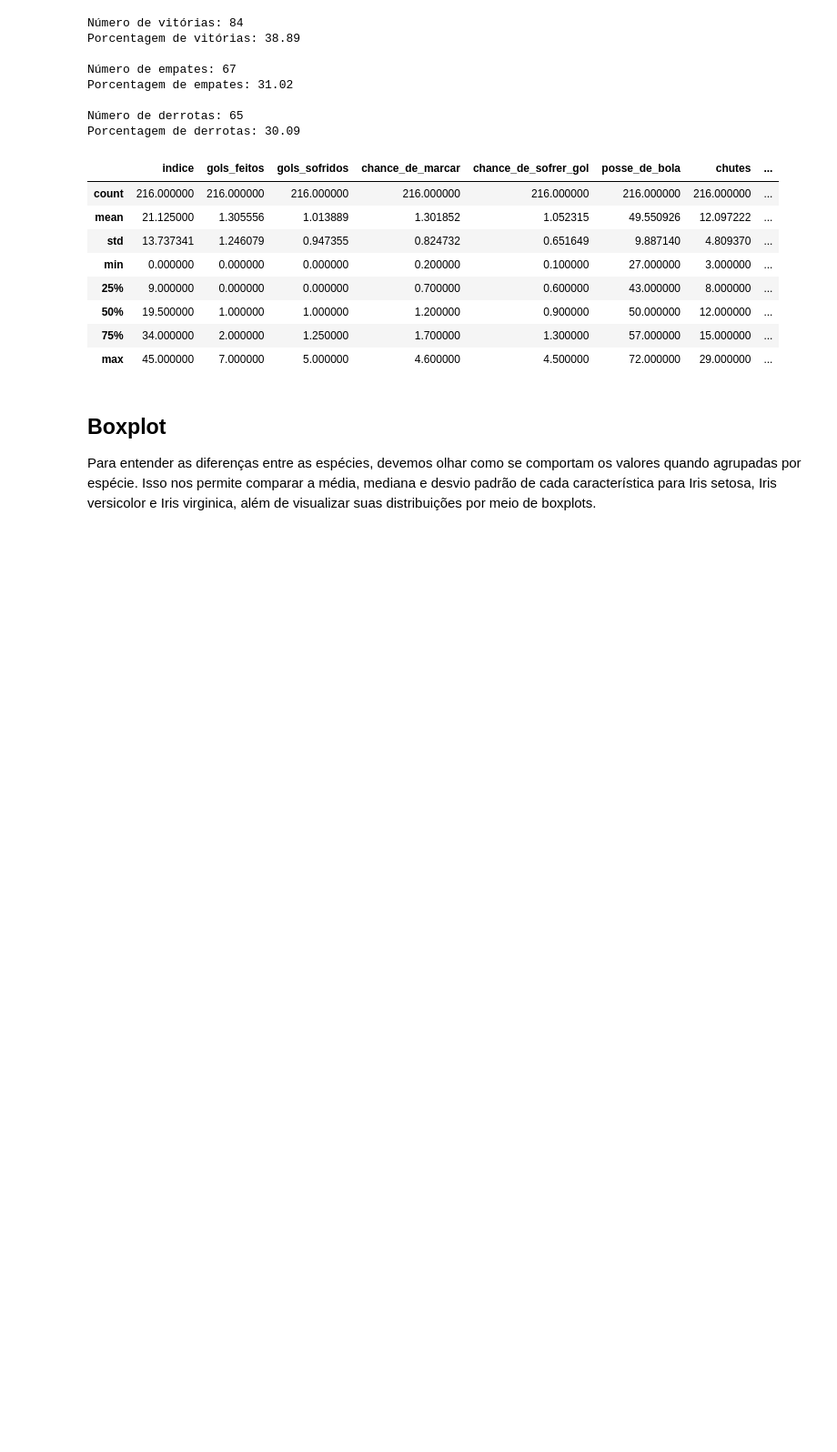
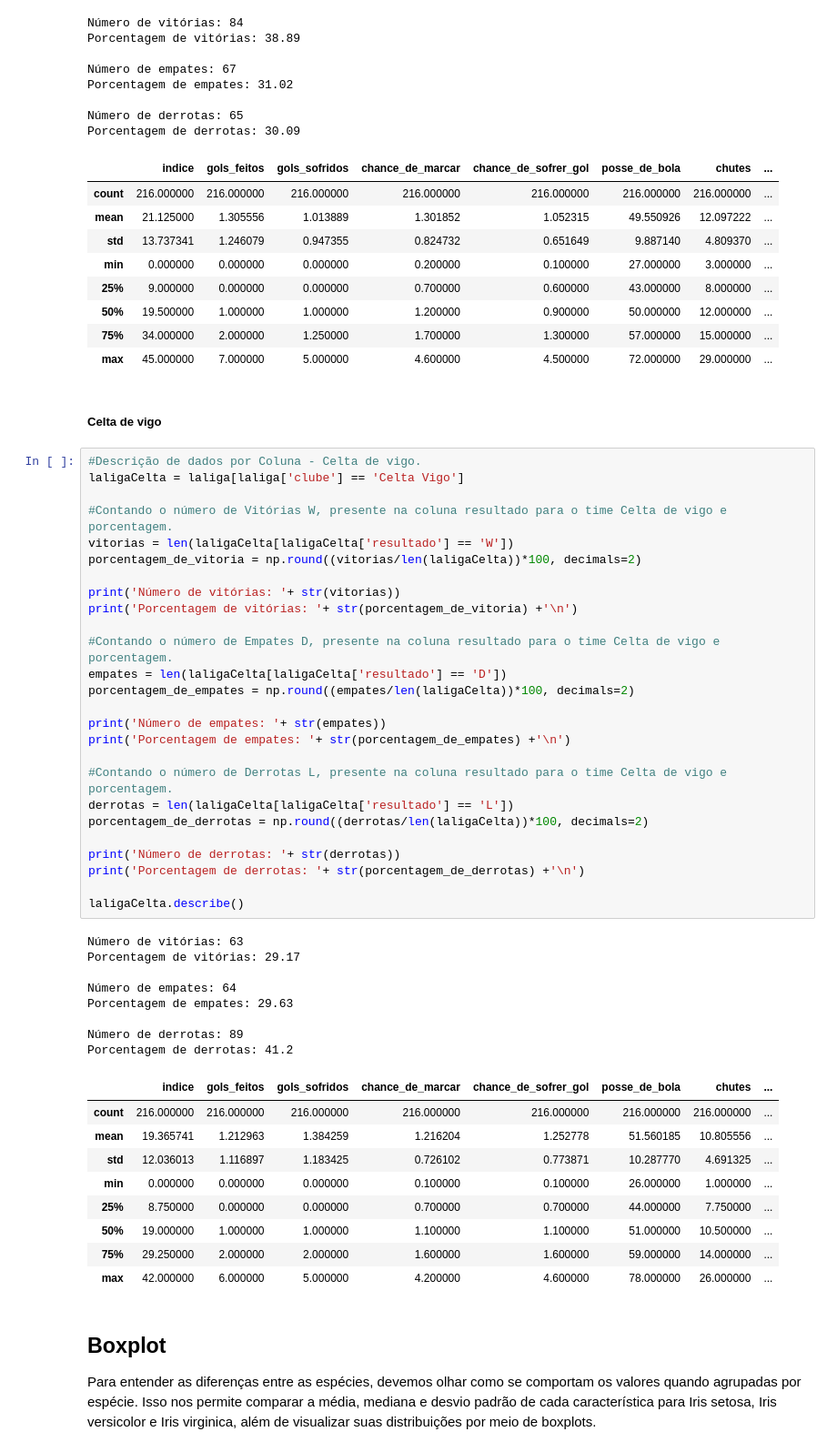
Before and after one commit to guilhermer1/mvp_AnaliseDeDados, a Jupyter notebook: Análise_de_Dados_e_Boas_Práticas-LaLiga.ipynb, the cells around one changed output. Shown at 91% size. Saved outputs shown, nothing was run; the diff lists cells and outputs as text; blank space fills up the shorter version.

```diff
--- a/Análise_de_Dados_e_Boas_Práticas-LaLiga.ipynb
+++ b/Análise_de_Dados_e_Boas_Práticas-LaLiga.ipynb
@@ -487,6 +487,52 @@ Porcentagem de derrotas: 30.09
 | 50% | 19.500000 | 1.000000 | 1.000000 | 1.200000 | 0.900000 | 50.000000 | 12.000000 | ... |
 | 75% | 34.000000 | 2.000000 | 1.250000 | 1.700000 | 1.300000 | 57.000000 | 15.000000 | ... |
 | max | 45.000000 | 7.000000 | 5.000000 | 4.600000 | 4.500000 | 72.000000 | 29.000000 | ... |
+# %% [markdown]
+#####  Celta de vigo
+# %%
+#Descrição de dados por Coluna - Celta de vigo.
+laligaCelta = laliga[laliga['clube'] == 'Celta Vigo']
+
+#Contando o número de Vitórias W, presente na coluna resultado para o time Celta de vigo e porcentagem.
+vitorias = len(laligaCelta[laligaCelta['resultado'] == 'W'])
+porcentagem_de_vitoria = np.round((vitorias/len(laligaCelta))*100, decimals=2)
+
+print('Número de vitórias: '+ str(vitorias))
+print('Porcentagem de vitórias: '+ str(porcentagem_de_vitoria) +'\n')
+
+#Contando o número de Empates D, presente na coluna resultado para o time Celta de vigo e porcentagem.
+empates = len(laligaCelta[laligaCelta['resultado'] == 'D'])
+porcentagem_de_empates = np.round((empates/len(laligaCelta))*100, decimals=2)
+
+print('Número de empates: '+ str(empates))
+print('Porcentagem de empates: '+ str(porcentagem_de_empates) +'\n')
+
+#Contando o número de Derrotas L, presente na coluna resultado para o time Celta de vigo e porcentagem.
+derrotas = len(laligaCelta[laligaCelta['resultado'] == 'L'])
+porcentagem_de_derrotas = np.round((derrotas/len(laligaCelta))*100, decimals=2)
+
+print('Número de derrotas: '+ str(derrotas))
+print('Porcentagem de derrotas: '+ str(porcentagem_de_derrotas) +'\n')
+
+laligaCelta.describe()
+# %% [output]
+Número de vitórias: 63
+Porcentagem de vitórias: 29.17
+
+Número de empates: 64
+Porcentagem de empates: 29.63
+
+Número de derrotas: 89
+Porcentagem de derrotas: 41.2
+|  | indice | gols_feitos | gols_sofridos | chance_de_marcar | chance_de_sofrer_gol | posse_de_bola | chutes | ... |
+| count | 216.000000 | 216.000000 | 216.000000 | 216.000000 | 216.000000 | 216.000000 | 216.000000 | ... |
+| mean | 19.365741 | 1.212963 | 1.384259 | 1.216204 | 1.252778 | 51.560185 | 10.805556 | ... |
+| std | 12.036013 | 1.116897 | 1.183425 | 0.726102 | 0.773871 | 10.287770 | 4.691325 | ... |
+| min | 0.000000 | 0.000000 | 0.000000 | 0.100000 | 0.100000 | 26.000000 | 1.000000 | ... |
+| 25% | 8.750000 | 0.000000 | 0.000000 | 0.700000 | 0.700000 | 44.000000 | 7.750000 | ... |
+| 50% | 19.000000 | 1.000000 | 1.000000 | 1.100000 | 1.100000 | 51.000000 | 10.500000 | ... |
+| 75% | 29.250000 | 2.000000 | 2.000000 | 1.600000 | 1.600000 | 59.000000 | 14.000000 | ... |
+| max | 42.000000 | 6.000000 | 5.000000 | 4.200000 | 4.600000 | 78.000000 | 26.000000 | ... |
 # %% [markdown]
 ## Boxplot
 
```
Also changed, not shown: parts of 3 cells of this notebook.
